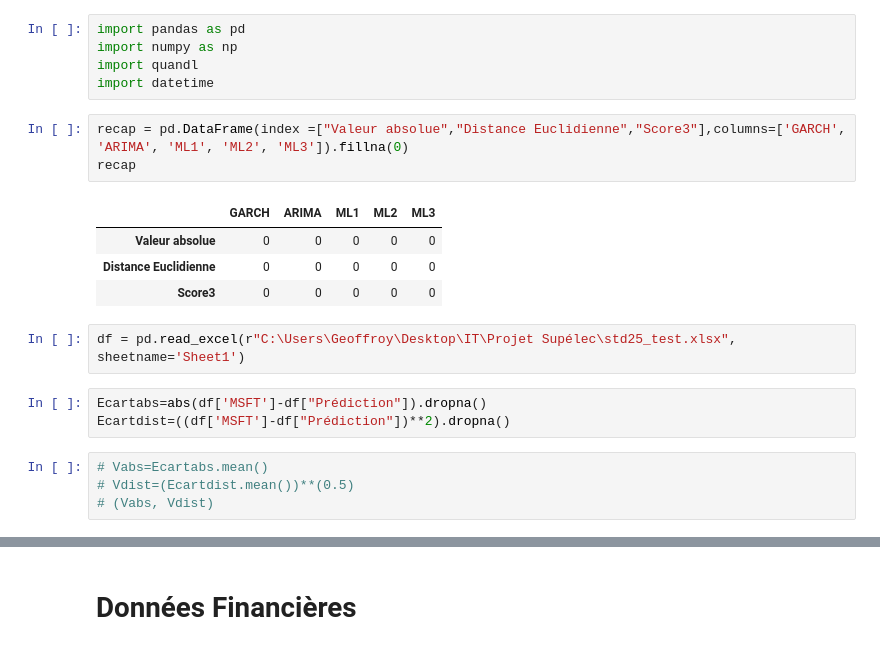
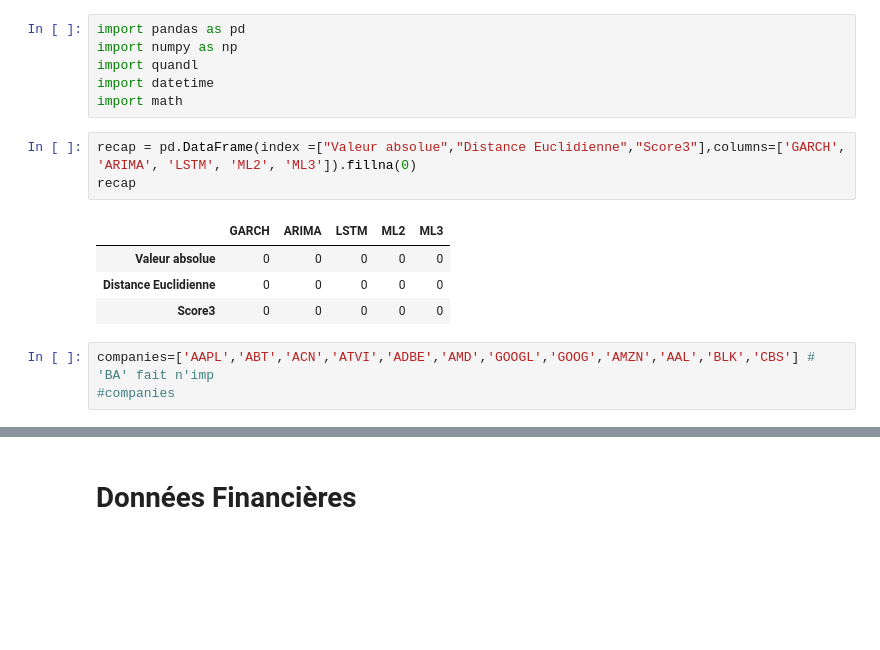
Before and after one commit to Geoffroyclms/Time-Series, a Jupyter notebook: Score Table.ipynb, the cells around one changed output, grey strips where cells are left out. Cells and saved outputs as stored; diff of their text form; blank space fills up the shorter version.

```diff
--- a/Score Table.ipynb
+++ b/Score Table.ipynb
@@ -3,20 +3,15 @@ import pandas as pd
 import numpy as np
 import quandl
 import datetime
+import math
 # %%
-recap = pd.DataFrame(index =["Valeur absolue","Distance Euclidienne","Score3"],columns=['GARCH', 'ARIMA', 'ML1', 'ML2', 'ML3']).fillna(0)
+recap = pd.DataFrame(index =["Valeur absolue","Distance Euclidienne","Score3"],columns=['GARCH', 'ARIMA', 'LSTM', 'ML2', 'ML3']).fillna(0)
 recap
 # %% [output]
-|  | GARCH | ARIMA | ML1 | ML2 | ML3 |
+|  | GARCH | ARIMA | LSTM | ML2 | ML3 |
 | Valeur absolue | 0 | 0 | 0 | 0 | 0 |
 | Distance Euclidienne | 0 | 0 | 0 | 0 | 0 |
 | Score3 | 0 | 0 | 0 | 0 | 0 |
-# %%
-df = pd.read_excel(r"C:\Users\Geoffroy\Desktop\IT\Projet Supélec\std25_test.xlsx", sheetname='Sheet1')
-# %%
-Ecartabs=abs(df['MSFT']-df["Prédiction"]).dropna()
-Ecartdist=((df['MSFT']-df["Prédiction"])**2).dropna()
-# %%
-# Vabs=Ecartabs.mean()
-# Vdist=(Ecartdist.mean())**(0.5)
-# (Vabs, Vdist)
+# %%
+companies=['AAPL','ABT','ACN','ATVI','ADBE','AMD','GOOGL','GOOG','AMZN','AAL','BLK','CBS'] # 'BA' fait n'imp
+#companies
```
Also changed, not shown: parts of 4 cells of this notebook, 14 other files.
